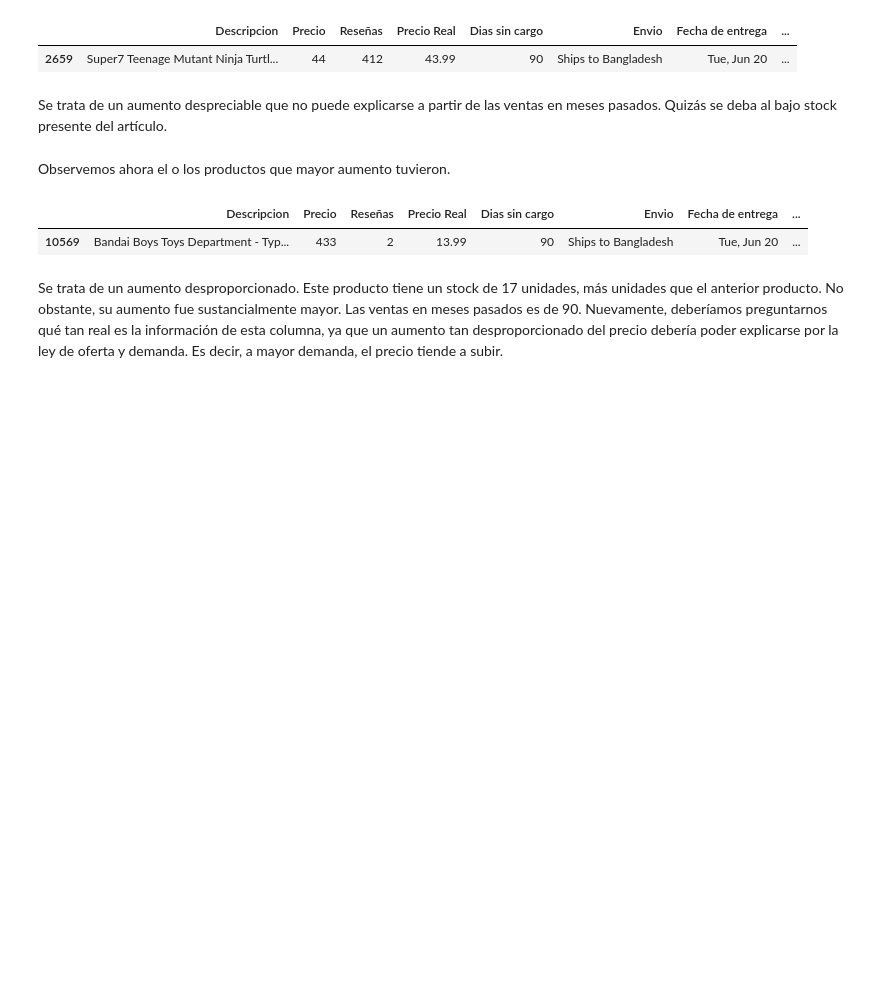
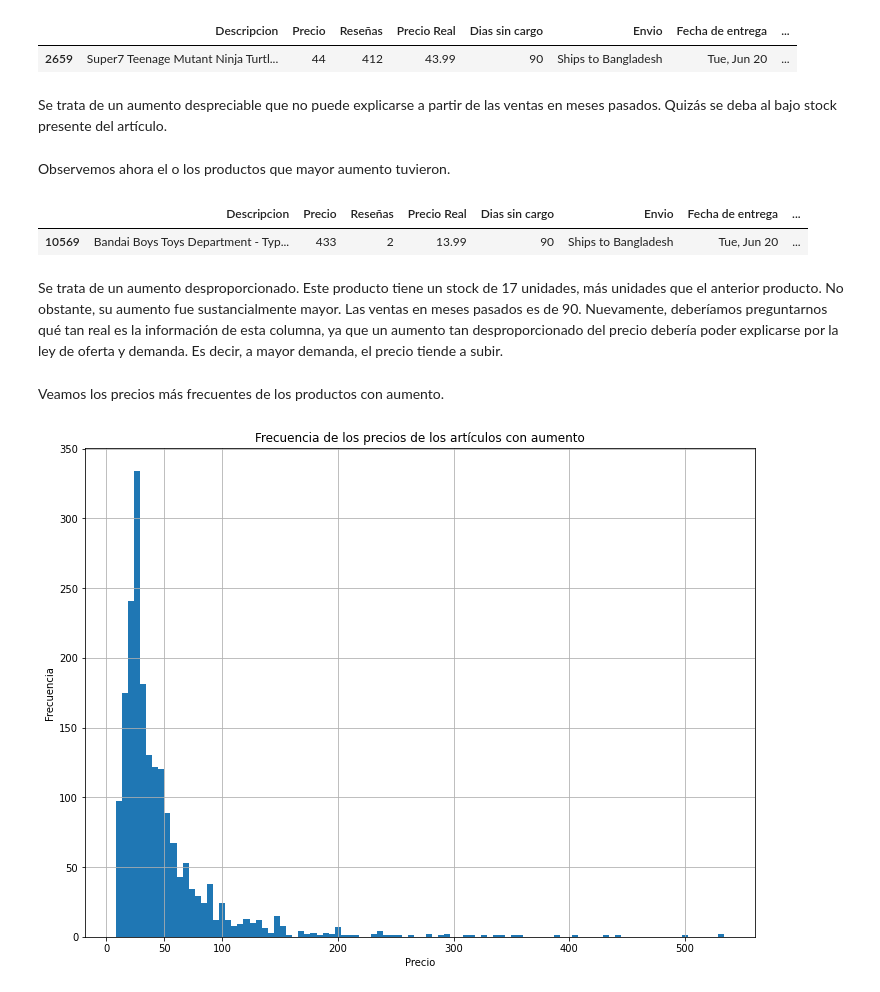
Before and after one commit to Estani94/Limpieza-y-EDA-Dataset-Amazon, a Jupyter notebook: EDA_amazon.ipynb, the cells around one changed output. Drawn from its saved outputs; the diff is of its cells as text; code cells hidden in the pictures; blank space fills up the shorter version.

Commit message:
Frecuencia de precios y aumentos de productos con incremento monetario

```diff
--- a/EDA_amazon.ipynb
+++ b/EDA_amazon.ipynb
@@ -392,3 +392,14 @@ con_aumento[con_aumento['Porcentaje de descuento']==con_aumento['Porcentaje de d
 | 10569 | Bandai Boys Toys Department - Typ... | 433 | 2 | 13.99 | 90 | Ships to Bangladesh | Tue, Jun 20 | ... |
 # %% [markdown]
 Se trata de un aumento desproporcionado. Este producto tiene un stock de 17 unidades, más unidades que el anterior producto. No obstante, su aumento fue sustancialmente mayor. Las ventas en meses pasados es de 90. Nuevamente, deberíamos preguntarnos qué tan real es la información de esta columna, ya que un aumento tan desproporcionado del precio debería poder explicarse por la ley de oferta y demanda. Es decir, a mayor demanda, el precio tiende a subir.
+# %% [markdown]
+Veamos los precios más frecuentes de los productos con aumento.
+# %%
+con_aumento['Precio'].hist(bins=100, figsize=(12, 9))
+plt.xlabel('Precio')
+plt.ylabel('Frecuencia')
+plt.title('Frecuencia de los precios de los artículos con aumento')
+plt.xticks([0, 50, 100, 200, 300, 400, 500])
+plt.show()
+# %% [output]
+[figure, added]
```
Also changed, not shown: parts of 4 cells of this notebook.
